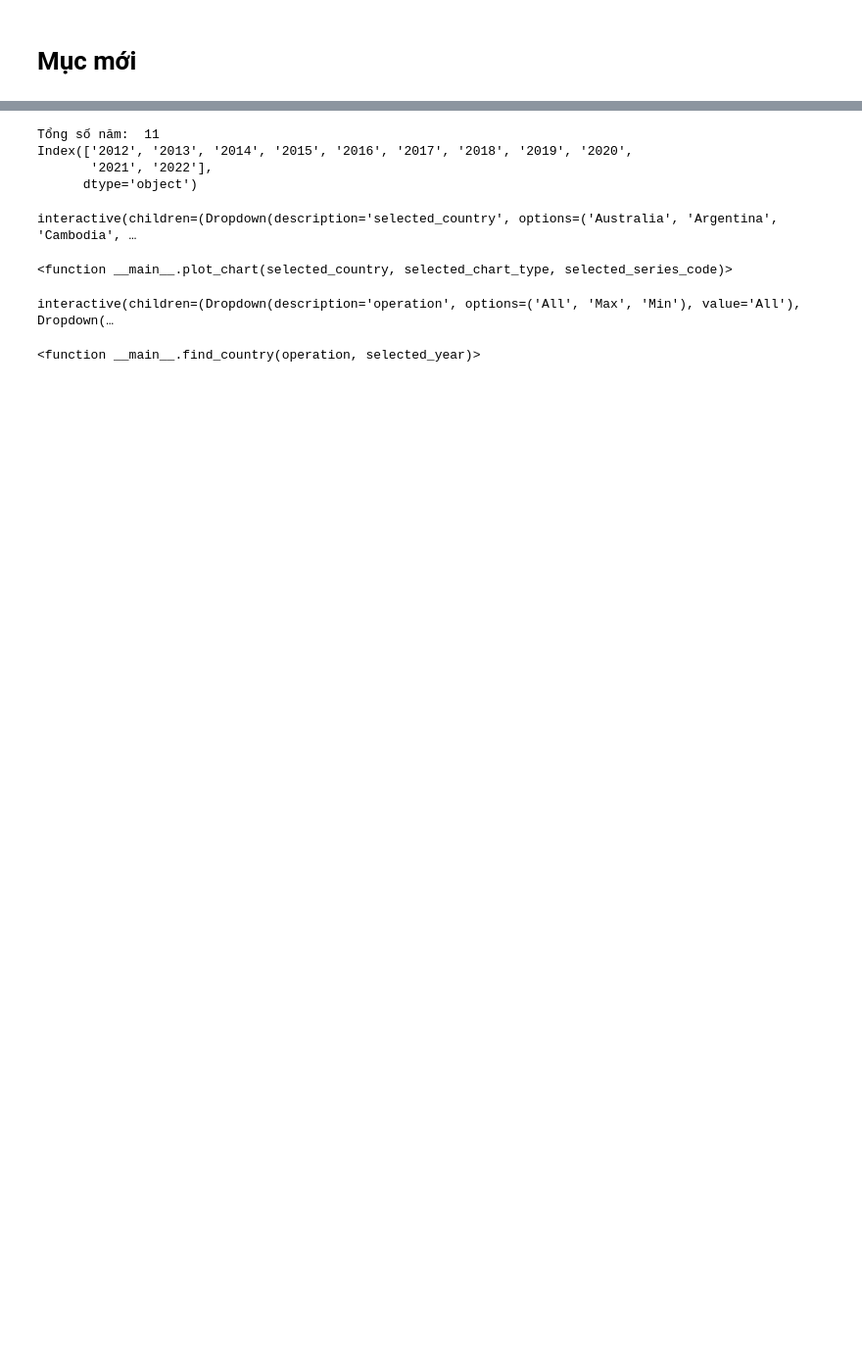
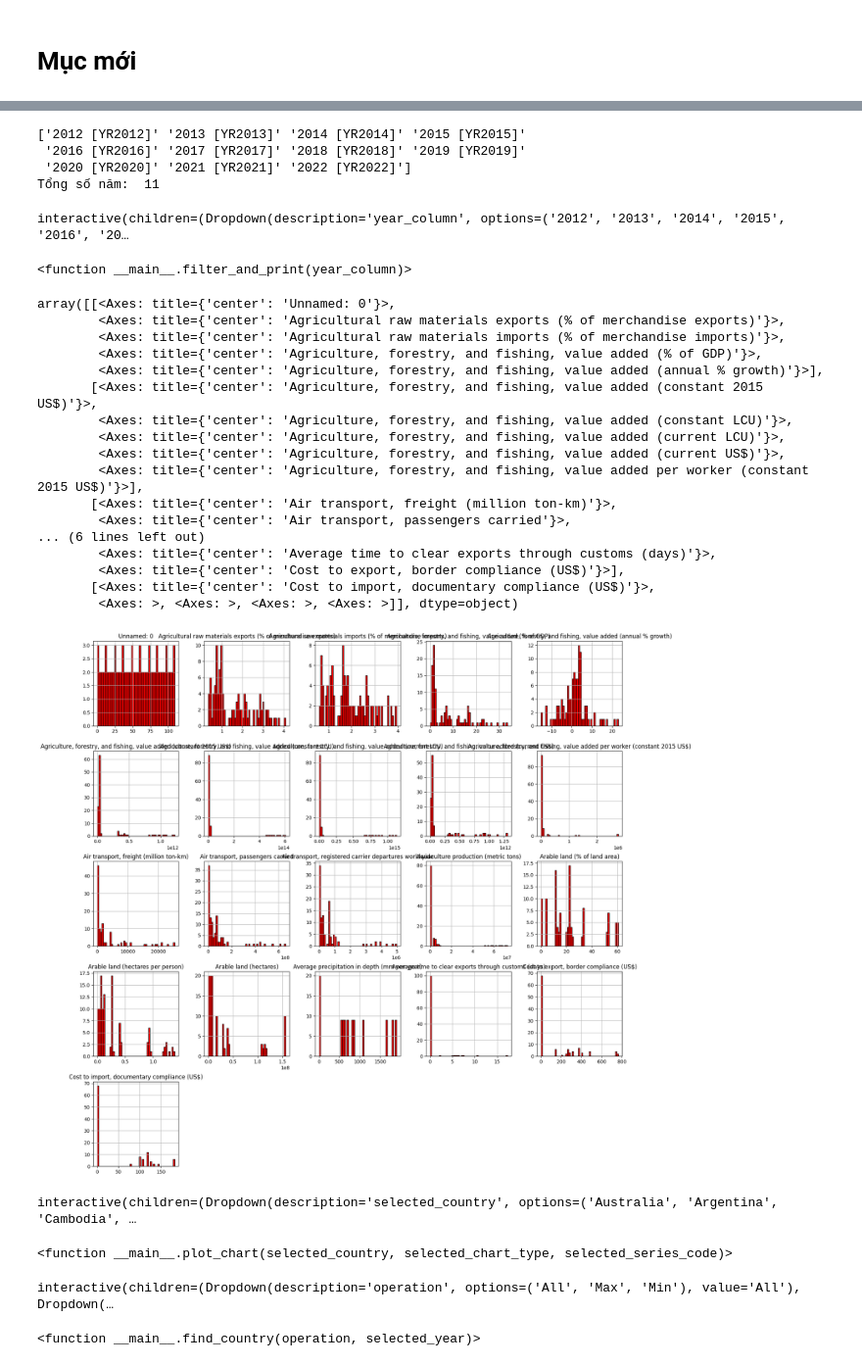
Before and after one commit to vo-duy-huynh/python_excel, a Jupyter notebook: lab.ipynb, the cells around one changed output, grey strips where cells are left out. Shown at 98% size. Cells and saved outputs as stored; diff of their text form; code cells hidden in the pictures; blank space fills up the shorter version.

```diff
--- a/lab.ipynb
+++ b/lab.ipynb
@@ -2,0 +8,5 @@
+# %%
+import os
+path = '/content/drive/MyDrive/Python/'
+print(os.path.isdir(path))
+print(os.path.isfile(path+'output_data.xlsx'))
@@ -27 +29,4 @@ data = pd.read_excel('/content/sample_data/P_Data_Extract_From_World_Development
+# %%
+# Copy đường dẫn của file data ở trong drive, nếu là csv thì read_csv
+data = pd.read_excel(path+'output_data.xlsx')
 # %%
@@ -39,3 +81,0 @@ print(data.tail(10))
-# %%
-# Thay thế .. thành giá trị 0
-data = data.replace('..', 0)
@@ -74,9 +134,9 @@ Tổng số Series Name:  20
 # %%
 # Tính tổng số năm và in ra các năm
-print('Tổng số năm: ', len(data.columns[4:]))
-print(data.columns[4:].str.split(' ').str[0])
+print(data['Year'].unique())
+print('Tổng số năm: ', len(data['Year'].unique()))
 # %% [output]
+['2012 [YR2012]' '2013 [YR2013]' '2014 [YR2014]' '2015 [YR2015]'
+ '2016 [YR2016]' '2017 [YR2017]' '2018 [YR2018]' '2019 [YR2019]'
+ '2020 [YR2020]' '2021 [YR2021]' '2022 [YR2022]']
 Tổng số năm:  11
-Index(['2012', '2013', '2014', '2015', '2016', '2017', '2018', '2019', '2020',
-       '2021', '2022'],
-      dtype='object')
@@ -83 +153,32 @@ Index(['2012', '2013', '2014', '2015', '2016', '2017', '2018', '2019', '2020',
+# %%
+# Các năm là bắt đầu từ cột thứ 4
+list_years = data.columns[4:]
+# Xử lý tên cột để lấy năm
+list_years = list_years.str.split(' ').str[0]
+interact(filter_and_print, year_column=list_years)
+# %% [output]
+interactive(children=(Dropdown(description='year_column', options=('2012', '2013', '2014', '2015', '2016', '20…
+<function __main__.filter_and_print(year_column)>
+# %%
+# Giới thiệu sơ qua về dữ liệu các cột
+data.hist(figsize=(20, 20), bins=50, color='red', edgecolor='black')
+# %% [output]
+array([[<Axes: title={'center': 'Unnamed: 0'}>,
+        <Axes: title={'center': 'Agricultural raw materials exports (% of merchandise exports)'}>,
+        <Axes: title={'center': 'Agricultural raw materials imports (% of merchandise imports)'}>,
+        <Axes: title={'center': 'Agriculture, forestry, and fishing, value added (% of GDP)'}>,
+        <Axes: title={'center': 'Agriculture, forestry, and fishing, value added (annual % growth)'}>],
+       [<Axes: title={'center': 'Agriculture, forestry, and fishing, value added (constant 2015 US$)'}>,
+        <Axes: title={'center': 'Agriculture, forestry, and fishing, value added (constant LCU)'}>,
+        <Axes: title={'center': 'Agriculture, forestry, and fishing, value added (current LCU)'}>,
+        <Axes: title={'center': 'Agriculture, forestry, and fishing, value added (current US$)'}>,
+        <Axes: title={'center': 'Agriculture, forestry, and fishing, value added per worker (constant 2015 US$)'}>],
+       [<Axes: title={'center': 'Air transport, freight (million ton-km)'}>,
+        <Axes: title={'center': 'Air transport, passengers carried'}>,
+... (6 lines left out)
+        <Axes: title={'center': 'Average time to clear exports through customs (days)'}>,
+        <Axes: title={'center': 'Cost to export, border compliance (US$)'}>],
+       [<Axes: title={'center': 'Cost to import, documentary compliance (US$)'}>,
+        <Axes: >, <Axes: >, <Axes: >, <Axes: >]], dtype=object)
+[figure, added]
 # %%
```
Also changed, not shown: parts of 18 cells of this notebook.
